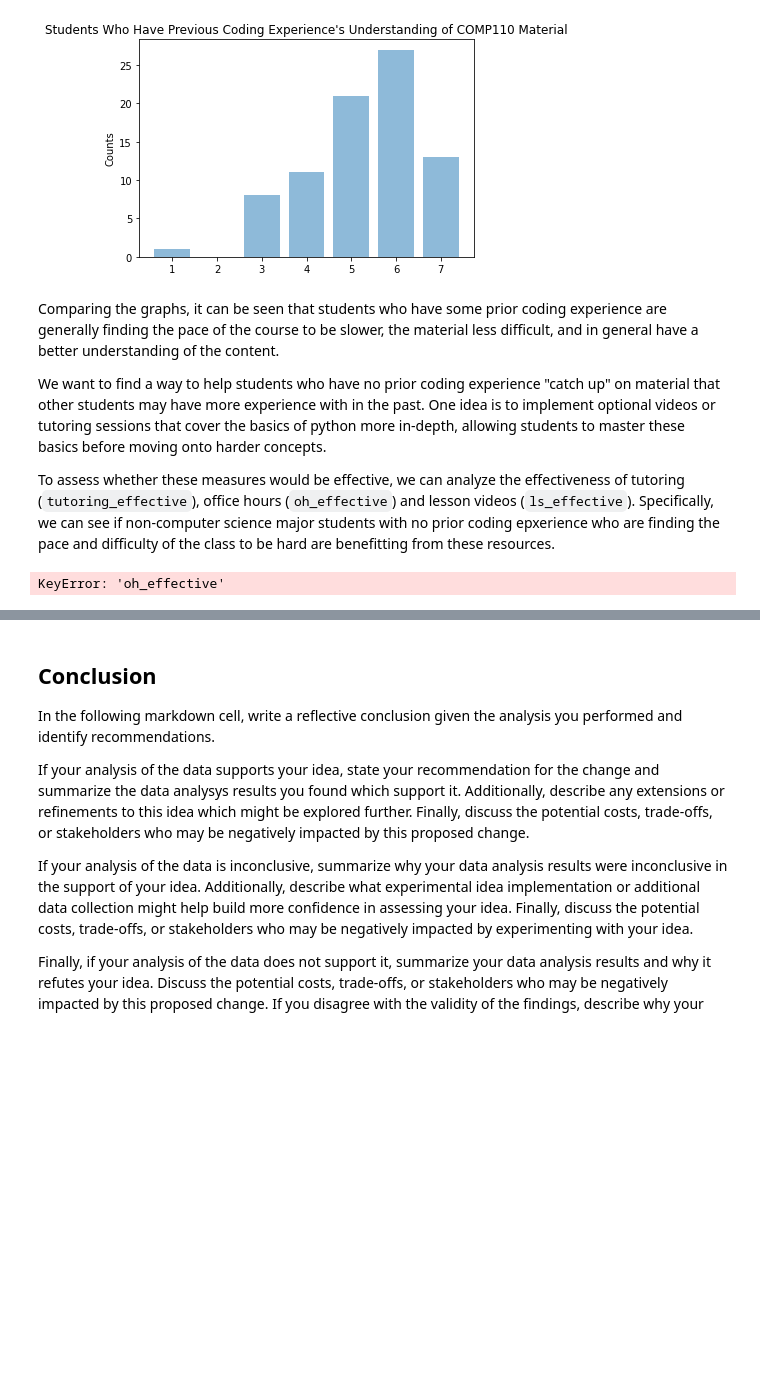
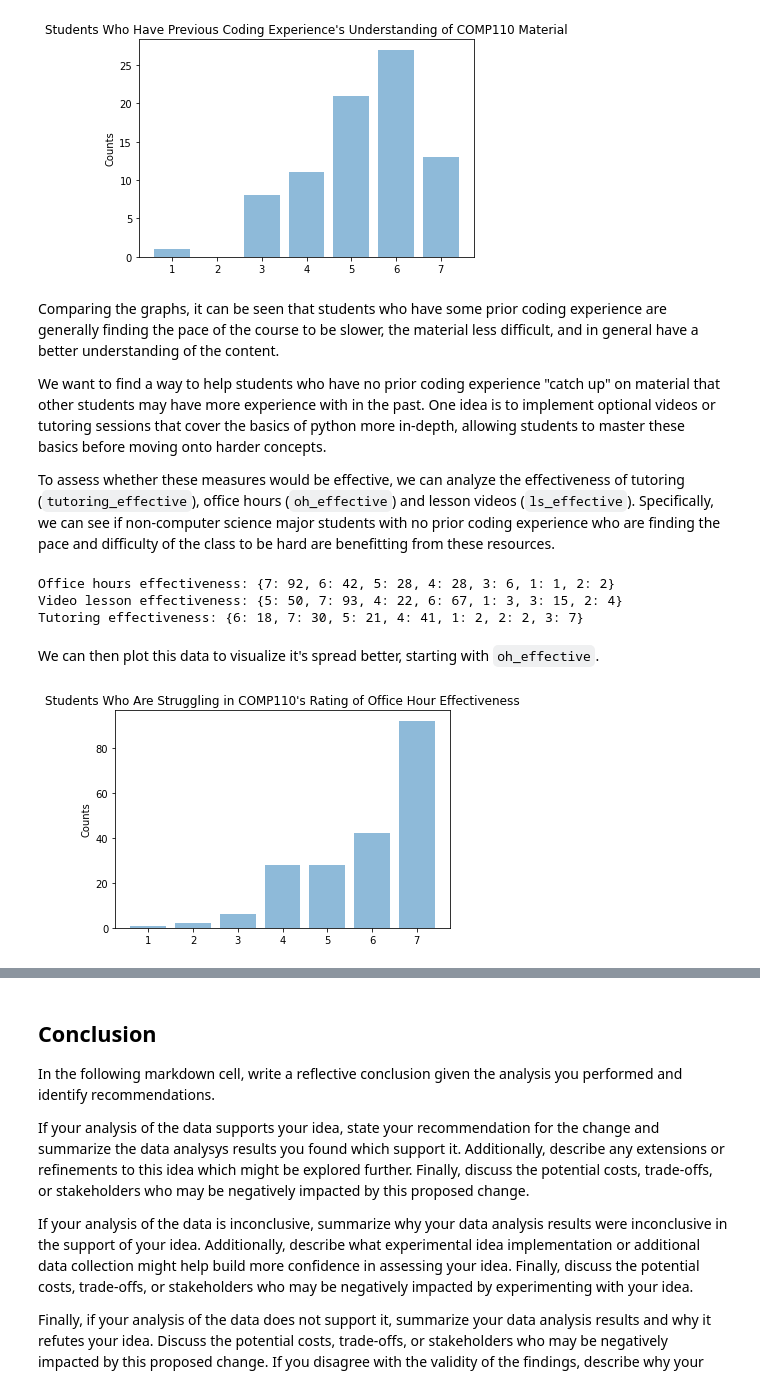
Before and after one commit to mnk48/comp110-22s-workspace, a Jupyter notebook: exercises/ex08/analysis.ipynb, the cells around one changed output, grey strips where cells are left out. Drawn from its saved outputs; the diff is of its cells as text; code cells hidden in the pictures; blank space fills up the shorter version.

```diff
--- a/exercises/ex08/analysis.ipynb
+++ b/exercises/ex08/analysis.ipynb
@@ -299,16 +299,40 @@ Comparing the graphs, it can be seen that students who have some prior coding ex
 
 We want to find a way to help students who have no prior coding experience "catch up" on material that other students may have more experience with in the past. One idea is to implement optional videos or tutoring sessions that cover the basics of python more in-depth, allowing students to master these basics before moving onto harder concepts.
 
-To assess whether these measures would be effective, we can analyze the effectiveness of tutoring (`tutoring_effective`), office hours (`oh_effective`) and lesson videos (`ls_effective`). Specifically, we can see if non-computer science major students with no prior coding epxerience who are finding the pace and difficulty of the class to be hard are benefitting from these resources.
+To assess whether these measures would be effective, we can analyze the effectiveness of tutoring (`tutoring_effective`), office hours (`oh_effective`) and lesson videos (`ls_effective`). Specifically, we can see if non-computer science major students with no prior coding experience who are finding the pace and difficulty of the class to be hard are benefitting from these resources.
 # %%
 from data_utils import make_int, threshold, count_ints
+
 no_experience_selected_2: dict[str, list[str]] = select(no_experience_cols, ["pace", "difficulty", "understanding", "oh_effective", "tutoring_effective", "ls_effective"])
 
 int_no_experience_selected_2: dict[str, list[int]] = make_int(no_experience_selected_2)
 
 threshold_int_no_experience_selected_2: dict[str, list[int]] = threshold(int_no_experience_selected_2, 4, ["pace", "difficulty", "understanding"])
 
-oh_effectiveness: dict[str, int] = count_ints(threshold_int_no_experience_selected_2["oh_effective"])
-print(oh_effectiveness)
+oh_effectiveness: dict[int, int] = count_ints(threshold_int_no_experience_selected_2["oh_effective"])
+print(f"Office hours effectiveness: {oh_effectiveness}")
+
+ls_effectiveness: dict[int, int] = count_ints(threshold_int_no_experience_selected_2["ls_effective"])
+print(f"Video lesson effectiveness: {ls_effectiveness}")
+
+tutoring_effectiveness: dict[int, int] = count_ints(threshold_int_no_experience_selected_2["tutoring_effective"])
+print(f"Tutoring effectiveness: {tutoring_effectiveness}")
 # %% [output]
-KeyError: 'oh_effective'
+Office hours effectiveness: {7: 92, 6: 42, 5: 28, 4: 28, 3: 6, 1: 1, 2: 2}
+Video lesson effectiveness: {5: 50, 7: 93, 4: 22, 6: 67, 1: 3, 3: 15, 2: 4}
+Tutoring effectiveness: {6: 18, 7: 30, 5: 21, 4: 41, 1: 2, 2: 2, 3: 7}
+# %% [markdown]
+We can then plot this data to visualize it's spread better, starting with `oh_effective`.
+# %%
+labels = ['1', '2', '3', '4', '5', '6', '7']
+y_pos = [0, 1, 2, 3, 4, 5, 6]
+counts = [1, 2, 6, 28, 28, 42, 92]
+
+plt.bar(y_pos, counts, align='center', alpha=0.5)
+plt.xticks(y_pos, labels)
+plt.ylabel('Counts')
+plt.title("Students Who Are Struggling in COMP110's Rating of Office Hour Effectiveness")
+
+plt.show()
+# %% [output]
+[figure, added]
```
Also changed, not shown: parts of 4 cells of this notebook, 1 other file.
